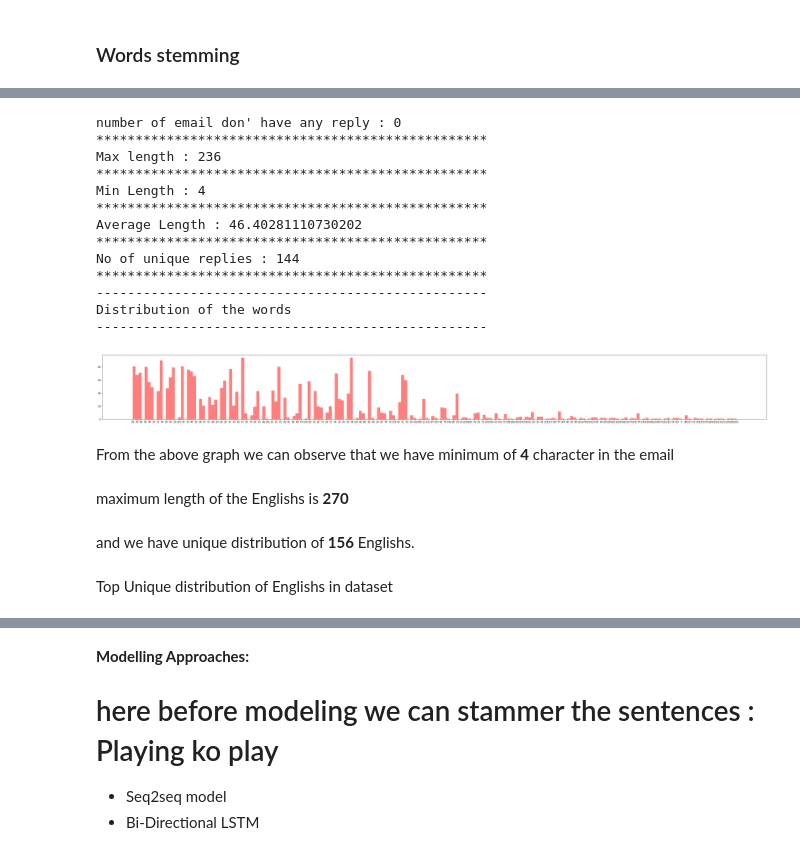
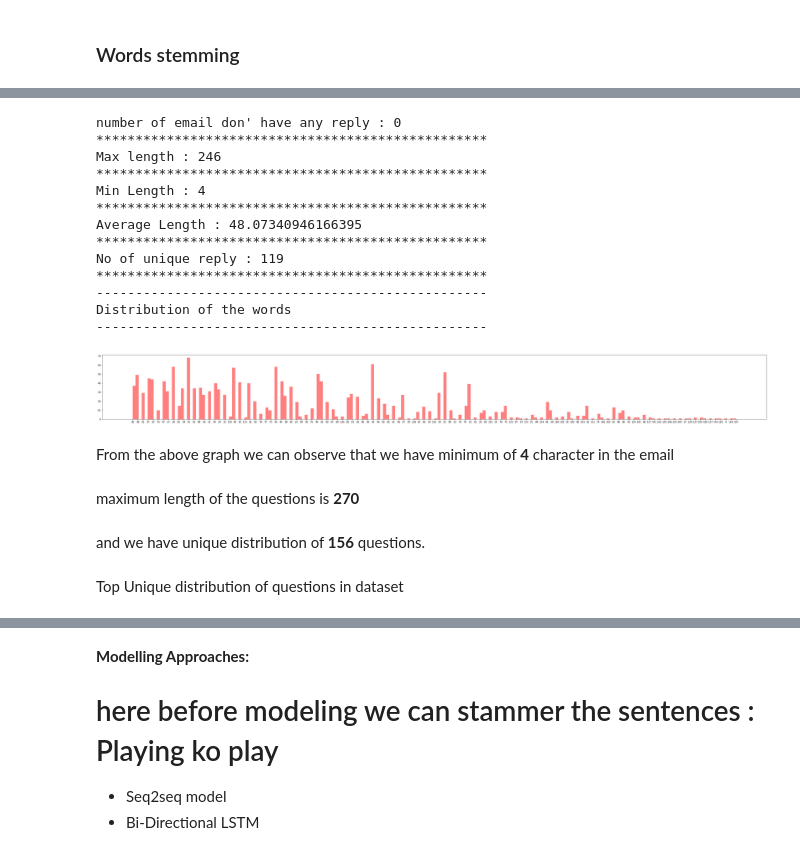
Before and after one commit to yatindma/Automated-Response-Suggestion-for-Email, a Jupyter notebook: Smart_Gmail_Reply.ipynb, the cells around one changed output, grey strips where cells are left out. Cells and saved outputs as stored; diff of their text form; code cells hidden in the pictures.

```diff
--- a/Smart_Gmail_Reply.ipynb
+++ b/Smart_Gmail_Reply.ipynb
@@ -360,18 +400,20 @@ We have <b>169</b> unique replies
 # %% [markdown]
 <h2> Check for emails </h2>
 # %%
-all_Englishs = data['English'].values
+all_questions = data['question'].values
 # %%
-#Preprocessing Englishs
-#Remove the full stops from the dataframe frenchs
+#Preprocessing questions
+#Remove the full stops from the dataframe replys
 
-bad_chars = [';', ':', '!', "*",'.',')','(','?']
+bad_chars = [';', ':', '!', "*",'.',')','(','?','-','--']
 
-preprocessed_English = []
-for English in all_Englishs:
+preprocessed_question = []
+for question in all_questions:
   for i in bad_chars :
-    English = English.replace(i, '')
-  preprocessed_English.append(English)
+    question = question.replace(i, '')
+  preprocessed_question.append(question)
+# %%
+data['question'] = preprocessed_question
 # %% [markdown]
 <h3> Words stemming </h3>
 # %%
@@ -391,2 +433,0 @@ for sent in preprocessed_English:
-# %%
-data['English'] = stemmed_sent
@@ -397,22 +451,22 @@ data = data.applymap(lambda x: x.strip() if isinstance(x, str) else x)
 # %%
 import matplotlib
 matplotlib.rc('figure', figsize=[50,5])
-#Getting the length of each french
-data["English_length"]= data["English"].str.len()
-len_Englishs = data["English_length"].values
+#Getting the length of each reply
+data["question_length"]= data["question"].str.len()
+len_questions = data["question_length"].values
 
 #converting datatype to string
 len_str_arr = []
-for num in len_Englishs:
+for num in len_questions:
   len_str_arr.append(str(num))
 
 no_reply_counter = 0
-for num in len_Englishs:
+for num in len_questions:
   if num == 0:
     no_reply_counter += 1
 
 temp_arr = []
-for indx in len_Englishs:
+for indx in len_questions:
   if indx == 0:
     continue
   else:
@@ -423,50 +477,50 @@ print(no_reply_counter)
 print('*' * 50)
 
 print('Max length', end = ' : ')
-print(max(list(len_Englishs)))
+print(max(list(len_questions)))
 print('*' * 50)
 
 print('Min Length', end = ' : ')
 print(min(list(temp_arr)))
 print('*' * 50)
 
 print("Average Length", end = ' : ')
-print((sum(list(len_Englishs)))/(len(list(len_Englishs))))
+print((sum(list(len_questions)))/(len(list(len_questions))))
 print('*' * 50)
 
-print("No of unique replies", end = ' : ')
-print(len(list(set(len_Englishs))))
+print("No of unique reply", end = ' : ')
+print(len(list(set(len_questions))))
 print('*' * 50)
 
 
 print('-' * 50)
 print("Distribution of the words")
 print('-' * 50)
 
 plt.hist(len_str_arr, 200,
          histtype='bar',
          facecolor='r',
          alpha=0.5)
 plt.show()
 # %% [output]
 number of email don' have any reply : 0
 **************************************************
-Max length : 236
+Max length : 246
 **************************************************
 Min Length : 4
 **************************************************
-Average Length : 46.40281110730202
+Average Length : 48.07340946166395
 **************************************************
-No of unique replies : 144
+No of unique reply : 119
 **************************************************
 --------------------------------------------------
 Distribution of the words
 --------------------------------------------------
-[figure, old version]
+[figure, new version]
 # %% [markdown]
 From the above graph we can observe that we have minimum of <b>4</b> character in the email<br><br>
-maximum length of the Englishs is <b>270</b><br><br>
-and we have unique distribution of <b>156</b> Englishs.
+maximum length of the questions is <b>270</b><br><br>
+and we have unique distribution of <b>156</b> questions.
 # %% [markdown]
-Top Unique distribution of Englishs in dataset
+Top Unique distribution of questions in dataset
 # %%
```
Also changed, not shown: parts of 140 cells of this notebook.
